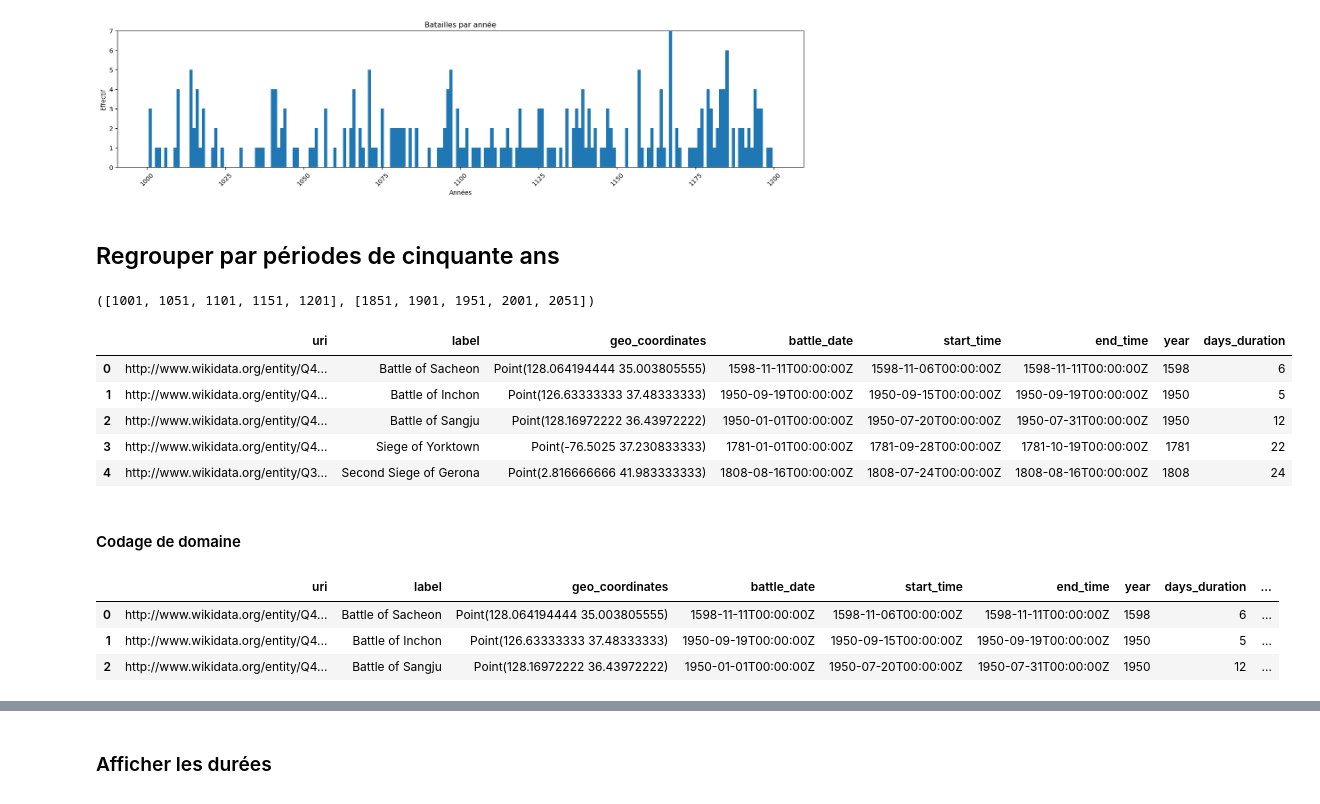
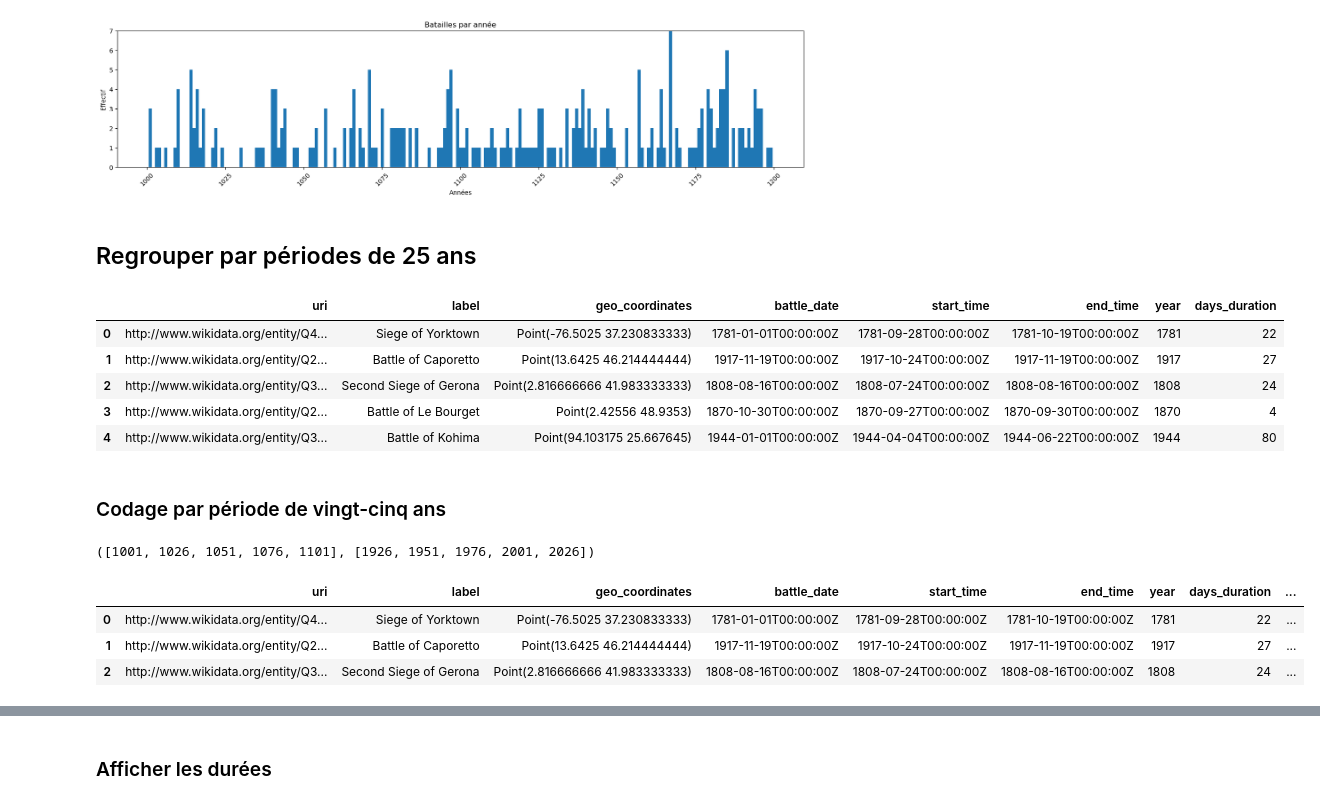
Before and after one commit to Sciences-historiques-numeriques/histoire_numerique_methodes, a Jupyter notebook: visualisation_exploration/wikidata_batailles.ipynb, the cells around one changed output, grey strips where cells are left out. Saved outputs shown, nothing was run; the diff lists cells and outputs as text; code cells hidden in the pictures.

```diff
--- a/visualisation_exploration/wikidata_batailles.ipynb
+++ b/visualisation_exploration/wikidata_batailles.ipynb
@@ -200,7 +197,10 @@ def get_duration(st, et):
     try:
         stt = parser.parse(st)
         ett = parser.parse(et)
-        duration = ett - stt
+        if st[:1] == '⁻':
+            duration = stt - ett
+        else:
+            duration = ett - stt
         days = duration.days + 1
     except:
         days = -1
@@ -470,44 +505,44 @@ plt.show()
 # %% [output]
 [figure]
 # %% [markdown]
-## Regrouper par périodes de cinquante ans
+## Regrouper par périodes de 25 ans
-# %%
-l_50 = list(range(1001, 2052, 50))
-l_50[:5],l_50[-5:]
-# %% [output]
-([1001, 1051, 1101, 1151, 1201], [1851, 1901, 1951, 2001, 2051])
 # %%
 ### Créer une copie indépendante du DataFrame (attention aux copies de variables qui sont seulement des alias)
-cdf_b = df_b.copy(deep=True)
+cdf_b = df_b[df_b['year'] > 1000].copy(deep=True)
 # %%
 cdf_b.head()
 # %% [output]
 |  | uri | label | geo_coordinates | battle_date | start_time | end_time | year | days_duration |
-| 0 | http://www.wikidata.org/entity/Q4... | Battle of Sacheon | Point(128.064194444 35.003805555) | 1598-11-11T00:00:00Z | 1598-11-06T00:00:00Z | 1598-11-11T00:00:00Z | 1598 | 6 |
-| 1 | http://www.wikidata.org/entity/Q4... | Battle of Inchon | Point(126.63333333 37.48333333) | 1950-09-19T00:00:00Z | 1950-09-15T00:00:00Z | 1950-09-19T00:00:00Z | 1950 | 5 |
-| 2 | http://www.wikidata.org/entity/Q4... | Battle of Sangju | Point(128.16972222 36.43972222) | 1950-01-01T00:00:00Z | 1950-07-20T00:00:00Z | 1950-07-31T00:00:00Z | 1950 | 12 |
-| 3 | http://www.wikidata.org/entity/Q4... | Siege of Yorktown | Point(-76.5025 37.230833333) | 1781-01-01T00:00:00Z | 1781-09-28T00:00:00Z | 1781-10-19T00:00:00Z | 1781 | 22 |
-| 4 | http://www.wikidata.org/entity/Q3... | Second Siege of Gerona | Point(2.816666666 41.983333333) | 1808-08-16T00:00:00Z | 1808-07-24T00:00:00Z | 1808-08-16T00:00:00Z | 1808 | 24 |
+| 0 | http://www.wikidata.org/entity/Q4... | Siege of Yorktown | Point(-76.5025 37.230833333) | 1781-01-01T00:00:00Z | 1781-09-28T00:00:00Z | 1781-10-19T00:00:00Z | 1781 | 22 |
+| 1 | http://www.wikidata.org/entity/Q2... | Battle of Caporetto | Point(13.6425 46.214444444) | 1917-11-19T00:00:00Z | 1917-10-24T00:00:00Z | 1917-11-19T00:00:00Z | 1917 | 27 |
+| 2 | http://www.wikidata.org/entity/Q3... | Second Siege of Gerona | Point(2.816666666 41.983333333) | 1808-08-16T00:00:00Z | 1808-07-24T00:00:00Z | 1808-08-16T00:00:00Z | 1808 | 24 |
+| 3 | http://www.wikidata.org/entity/Q2... | Battle of Le Bourget | Point(2.42556 48.9353) | 1870-10-30T00:00:00Z | 1870-09-27T00:00:00Z | 1870-09-30T00:00:00Z | 1870 | 4 |
+| 4 | http://www.wikidata.org/entity/Q3... | Battle of Kohima | Point(94.103175 25.667645) | 1944-01-01T00:00:00Z | 1944-04-04T00:00:00Z | 1944-06-22T00:00:00Z | 1944 | 80 |
 # %% [markdown]
-#### Codage de domaine
+### Codage par période de vingt-cinq ans
+# %%
+l_25 = list(range(1001, 2027, 25))
+l_25[:5],l_25[-5:]
+# %% [output]
+([1001, 1026, 1051, 1076, 1101], [1926, 1951, 1976, 2001, 2026])
 # %%
 
 ## fonction pd.cut : https://pandas.pydata.org/pandas-docs/stable/reference/api/pandas.cut.html
 
 
-cdf_b['periodes'] = pd.cut(cdf_b['year'], l_50, right=False)
+cdf_b['periodes'] = pd.cut(cdf_b['year'], l_25, right=False)
 
 ### Transformer le code ajouté pour qu'il soit plus lisible
 # noter qu'on a arrondi les valeurs
 cdf_b['periodes'] = cdf_b['periodes'].apply(lambda x : str(int(x.left))+'-'+ str(int(x.right)-1))
 
 # Inspection
 cdf_b.head(3)
 # %% [output]
 |  | uri | label | geo_coordinates | battle_date | start_time | end_time | year | days_duration | ... |
-| 0 | http://www.wikidata.org/entity/Q4... | Battle of Sacheon | Point(128.064194444 35.003805555) | 1598-11-11T00:00:00Z | 1598-11-06T00:00:00Z | 1598-11-11T00:00:00Z | 1598 | 6 | ... |
-| 1 | http://www.wikidata.org/entity/Q4... | Battle of Inchon | Point(126.63333333 37.48333333) | 1950-09-19T00:00:00Z | 1950-09-15T00:00:00Z | 1950-09-19T00:00:00Z | 1950 | 5 | ... |
-| 2 | http://www.wikidata.org/entity/Q4... | Battle of Sangju | Point(128.16972222 36.43972222) | 1950-01-01T00:00:00Z | 1950-07-20T00:00:00Z | 1950-07-31T00:00:00Z | 1950 | 12 | ... |
+| 0 | http://www.wikidata.org/entity/Q4... | Siege of Yorktown | Point(-76.5025 37.230833333) | 1781-01-01T00:00:00Z | 1781-09-28T00:00:00Z | 1781-10-19T00:00:00Z | 1781 | 22 | ... |
+| 1 | http://www.wikidata.org/entity/Q2... | Battle of Caporetto | Point(13.6425 46.214444444) | 1917-11-19T00:00:00Z | 1917-10-24T00:00:00Z | 1917-11-19T00:00:00Z | 1917 | 27 | ... |
+| 2 | http://www.wikidata.org/entity/Q3... | Second Siege of Gerona | Point(2.816666666 41.983333333) | 1808-08-16T00:00:00Z | 1808-07-24T00:00:00Z | 1808-08-16T00:00:00Z | 1808 | 24 | ... |
 # %%
 cdf_b[cdf_b.year == 2015][:3]
 # %% [output]
```
Also changed, not shown: parts of 59 cells of this notebook.
